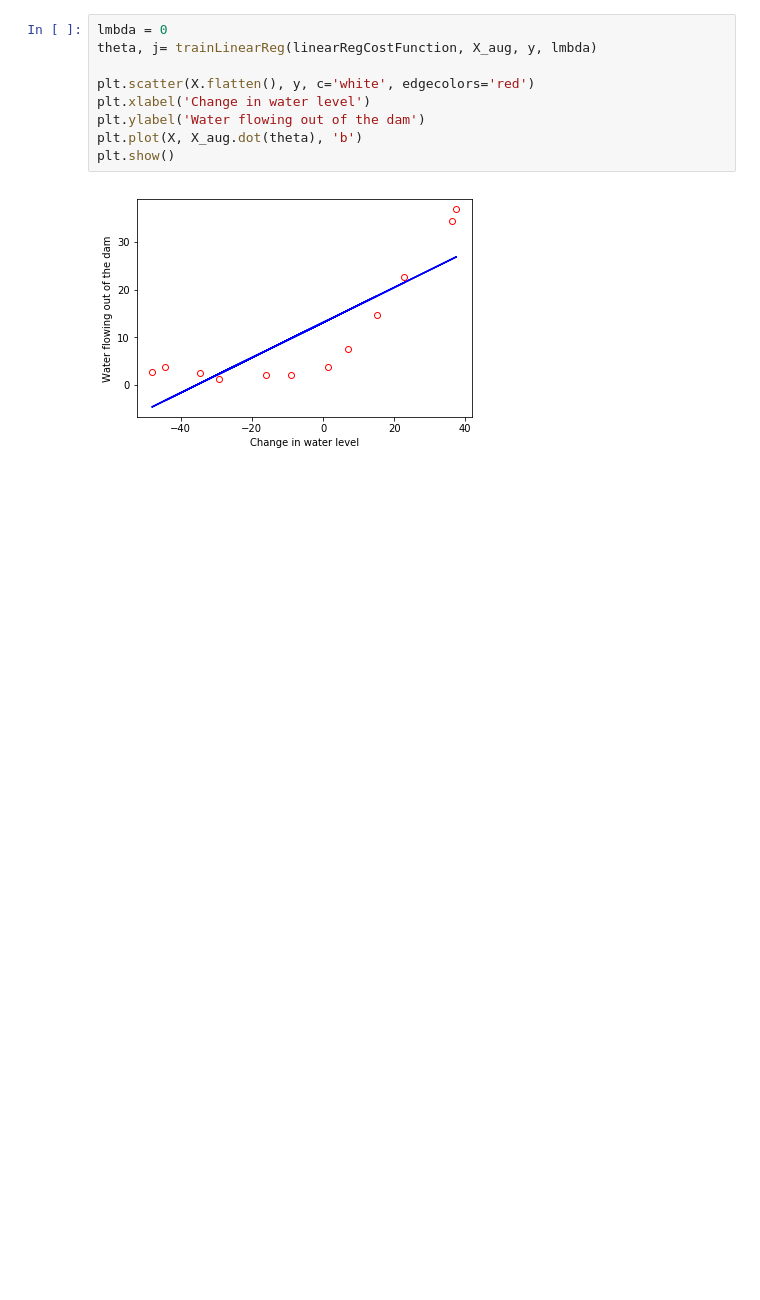
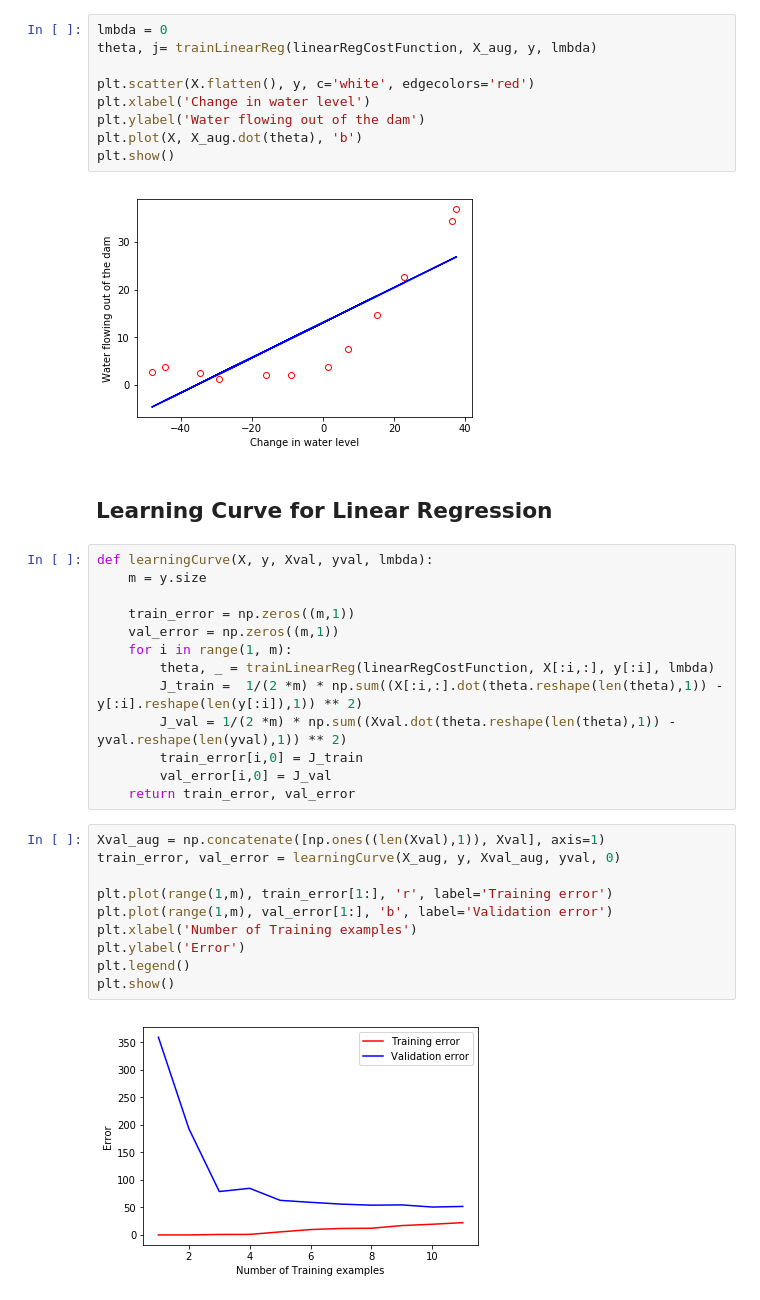
Before and after one commit to ShaneKoNaung/andrewng-coursera-ml-python, a Jupyter notebook: Exercise 5/Ex 5 Regularized Linear Regression and Bias-Variance.ipynb, the cells around one changed output. Saved outputs shown, nothing was run; the diff lists cells and outputs as text; blank space fills up the shorter version.

Commit message:
finished learningCurve

```diff
--- a/Exercise 5/Ex 5 Regularized Linear Regression and Bias-Variance.ipynb
+++ b/Exercise 5/Ex 5 Regularized Linear Regression and Bias-Variance.ipynb
@@ -110,3 +110,30 @@ plt.plot(X, X_aug.dot(theta), 'b')
 plt.show()
 # %% [output]
 [figure]
+# %% [markdown]
+## Learning Curve for Linear Regression
+# %%
+def learningCurve(X, y, Xval, yval, lmbda):
+    m = y.size
+
+    train_error = np.zeros((m,1))
+    val_error = np.zeros((m,1))
+    for i in range(1, m):
+        theta, _ = trainLinearReg(linearRegCostFunction, X[:i,:], y[:i], lmbda)
+        J_train =  1/(2 *m) * np.sum((X[:i,:].dot(theta.reshape(len(theta),1)) - y[:i].reshape(len(y[:i]),1)) ** 2)
+        J_val = 1/(2 *m) * np.sum((Xval.dot(theta.reshape(len(theta),1)) - yval.reshape(len(yval),1)) ** 2)
+        train_error[i,0] = J_train
+        val_error[i,0] = J_val
+    return train_error, val_error
+# %%
+Xval_aug = np.concatenate([np.ones((len(Xval),1)), Xval], axis=1)
+train_error, val_error = learningCurve(X_aug, y, Xval_aug, yval, 0)
+
+plt.plot(range(1,m), train_error[1:], 'r', label='Training error')
+plt.plot(range(1,m), val_error[1:], 'b', label='Validation error')
+plt.xlabel('Number of Training examples')
+plt.ylabel('Error')
+plt.legend()
+plt.show()
+# %% [output]
+[figure, added]
```
Also changed, not shown: parts of 1 cell of this notebook.
